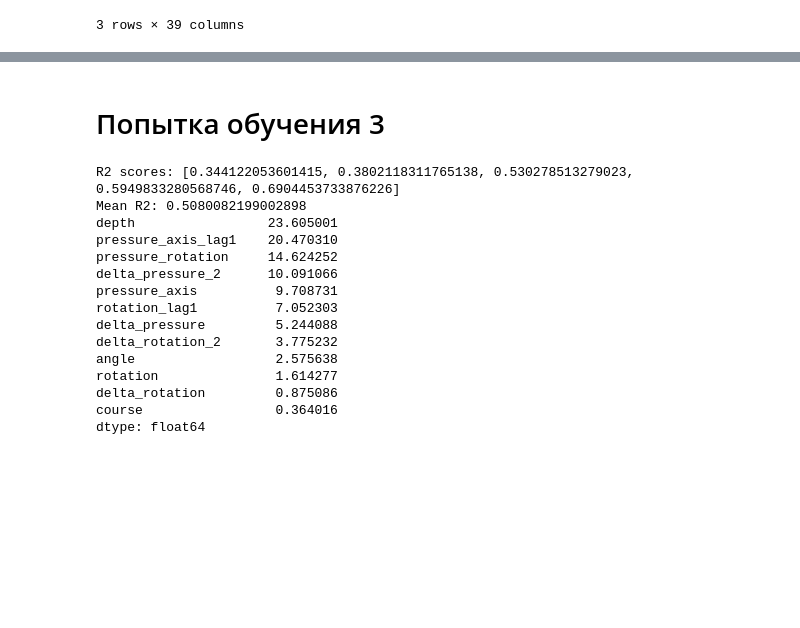
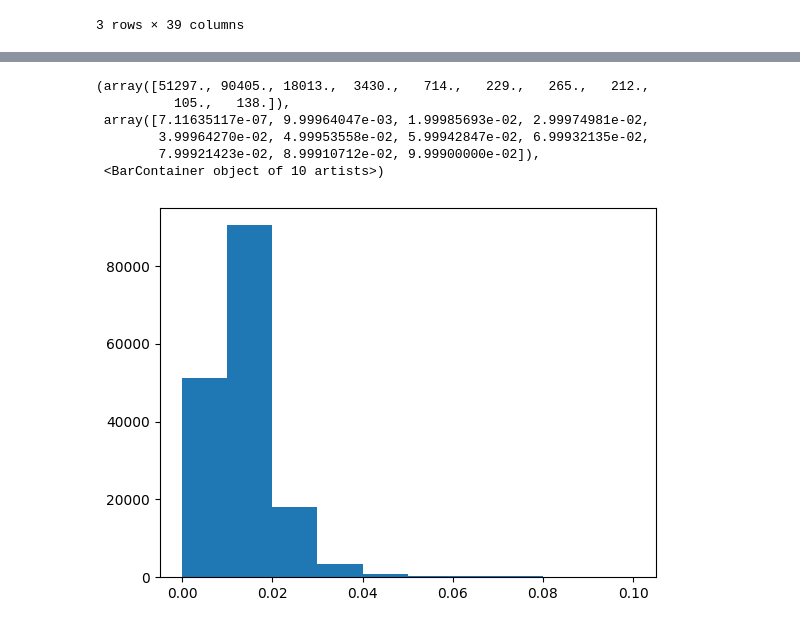
Before and after one commit to qa1roO/OptimalDrilling, a Jupyter notebook: pipeline.ipynb, the cells around one changed output, grey strips where cells are left out. Drawn from its saved outputs; the diff is of its cells as text; code cells hidden in the pictures; blank space fills up the shorter version.

```diff
--- a/pipeline.ipynb
+++ b/pipeline.ipynb
@@ -394,57 +66,10 @@ dtype: float64
-# %% [markdown]
-# Попытка обучения 3
-# %%
-X = df_learn[features]
-y = df_learn['speed']
-groups = df_learn['well_id']
-
-gkf = GroupKFold(n_splits=5)
-scores = []
-
-splits = list(gkf.split(X, y, groups))
-
-for fold, (train_idx, test_idx) in enumerate(tqdm(splits, desc="Training folds (CatBoost)")):
-    X_train, X_test = X.iloc[train_idx], X.iloc[test_idx]
-    y_train, y_test = y.iloc[train_idx], y.iloc[test_idx]
-
-    train_pool = Pool(X_train, y_train)
-    test_pool = Pool(X_test, y_test)
-
-    model = CatBoostRegressor(
-        iterations=1000,
-        depth=8,
-        learning_rate=0.05,
-        loss_function='RMSE',
-        eval_metric='R2',
-        random_seed=42,
-        early_stopping_rounds=50,
-        verbose=False
-    )
-
-    model.fit(train_pool, eval_set=test_pool)
-    preds = model.predict(X_test)
-
-    score = r2_score(y_test, preds)
-    scores.append(score)
-
-print("R2 scores:", scores)
-print("Mean R2:", np.mean(scores))
-
-importances = pd.Series(model.get_feature_importance(train_pool), index=features)
-print(importances.sort_values(ascending=False))
-# %% [output]
-R2 scores: [0.344122053601415, 0.3802118311765138, 0.530278513279023, 0.5949833280568746, 0.6904453733876226]
-Mean R2: 0.5080082199002898
-depth                 23.605001
-pressure_axis_lag1    20.470310
-pressure_rotation     14.624252
-delta_pressure_2      10.091066
-pressure_axis          9.708731
-rotation_lag1          7.052303
-delta_pressure         5.244088
-delta_rotation_2       3.775232
-angle                  2.575638
-rotation               1.614277
-delta_rotation         0.875086
-course                 0.364016
-dtype: float64
+# %%
+plt.hist(df_clean['speed'])
+# %% [output]
+(array([51297., 90405., 18013.,  3430.,   714.,   229.,   265.,   212.,
+          105.,   138.]),
+ array([7.11635117e-07, 9.99964047e-03, 1.99985693e-02, 2.99974981e-02,
+        3.99964270e-02, 4.99953558e-02, 5.99942847e-02, 6.99932135e-02,
+        7.99921423e-02, 8.99910712e-02, 9.99900000e-02]),
+ <BarContainer object of 10 artists>)
+[figure, added]
```
Also changed, not shown: parts of 41 cells of this notebook, 4 other files.
